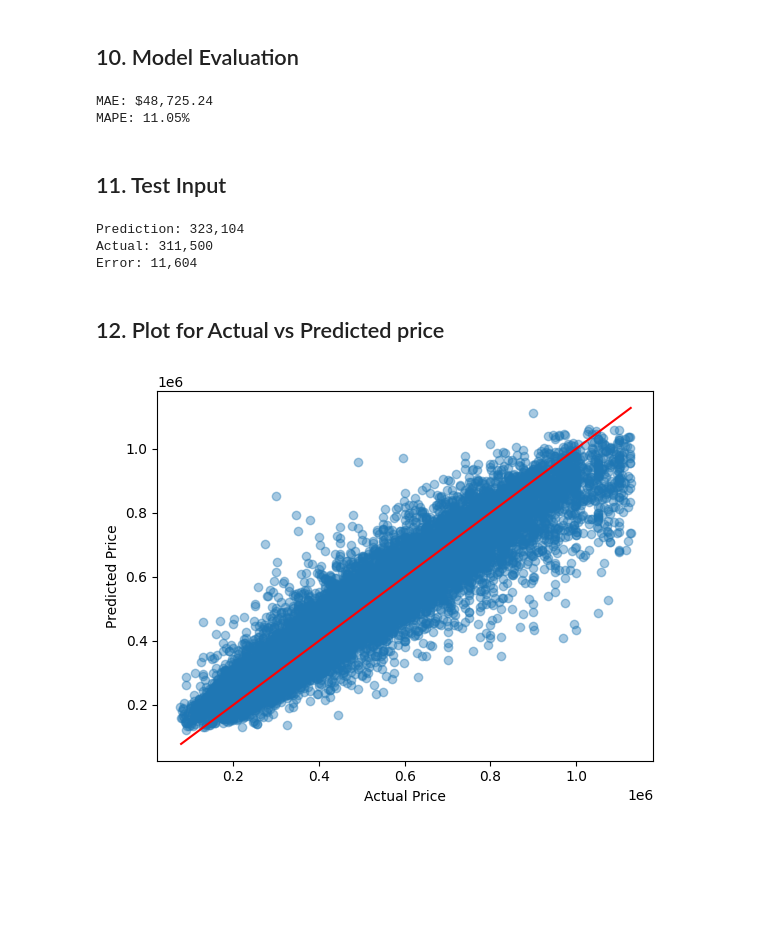
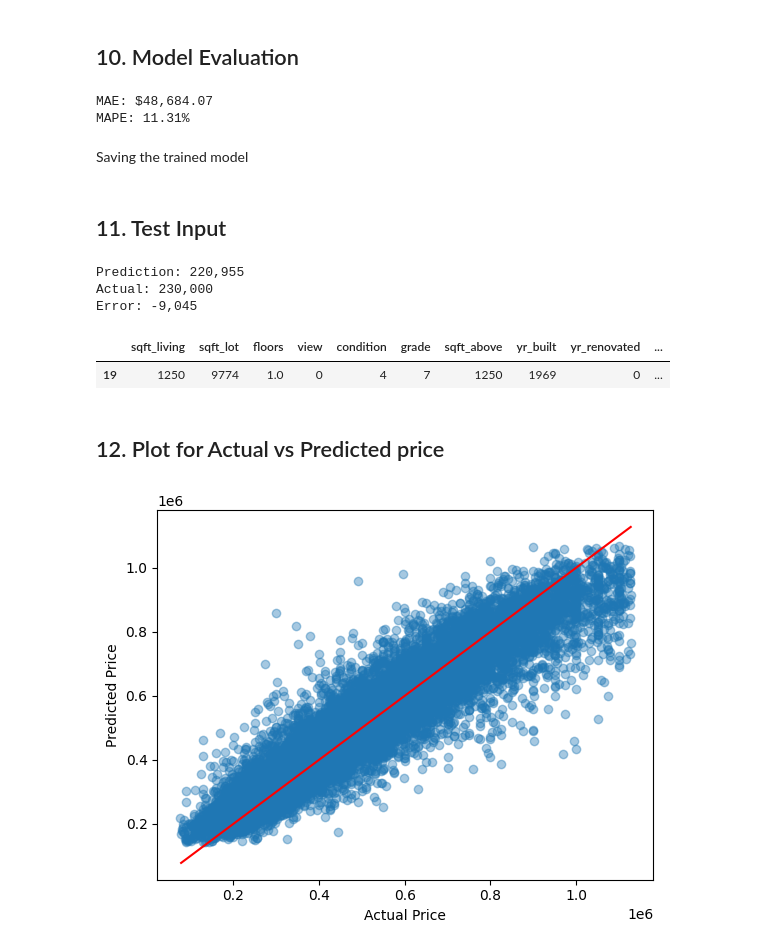
Before and after one commit to 8ven0m8/House-price-prediction-using-model-stacking, a Jupyter notebook: Kingcounty_house_prediction.ipynb, the cells around one changed output. Drawn from its saved outputs; the diff is of its cells as text; code cells hidden in the pictures; blank space fills up the shorter version.

```diff
--- a/Kingcounty_house_prediction.ipynb
+++ b/Kingcounty_house_prediction.ipynb
@@ -328,31 +329,26 @@ dtype: float64
 # %% [markdown]
 ## 10. Model Evaluation
 # %%
-# log transform target
-y_log = np.log1p(y)
-
-# cross-validated predictions on log scale
-pred_log_rf = cross_val_predict(rf, X, y_log, cv=10, n_jobs=-1)
-pred_log_lgbm = cross_val_predict(lgbm, X, y_log, cv=10, n_jobs=-1)
-pred_log_xgb = cross_val_predict(xgb, X, y_log, cv=10, n_jobs=-1)
+# cross-validated predictions
+pred_rf = cross_val_predict(rf, X, y, cv=10, n_jobs=-1)
+pred_lgbm = cross_val_predict(lgbm, X, y, cv=10, n_jobs=-1)
+pred_xgb = cross_val_predict(xgb, X, y, cv=10, n_jobs=-1)
 
 # ensemble predictions
-pred_log = (
-    0.4 * pred_log_xgb +
-    0.3 * pred_log_rf +
-    0.3 * pred_log_lgbm
+pred = (
+    0.4 * pred_xgb +
+    0.3 * pred_rf +
+    0.3 * pred_lgbm
 )
 
-# convert predictions back to original price scale
-y_pred = np.expm1(pred_log)
-y_true = np.expm1(y_log)
-
 # evaluation
-mae = mean_absolute_error(y_true, y_pred)
-mape = mean_absolute_percentage_error(y_true, y_pred) * 100
+mae = mean_absolute_error(y, pred)
+mape = mean_absolute_percentage_error(y, pred) * 100
 
 print(f"MAE: ${mae:,.2f}")
 print(f"MAPE: {mape:.2f}%")
 # %% [output]
-MAE: $48,725.24
-MAPE: 11.05%
+MAE: $48,684.07
+MAPE: 11.31%
+# %% [markdown]
+Saving the trained model
@@ -359,7 +357,7 @@ MAPE: 11.05%
 # %% [markdown]
 ## 11. Test Input
 # %%
-house_no = 5
+house_no = 10
 sample = X_test.iloc[[house_no]]
 actual = y_test.iloc[house_no]
 
@@ -370,25 +368,28 @@ model = (
 )
 
 print(f"Prediction: {model[0]:,.0f}\nActual: {actual:,.0f}\nError: {(model[0] - actual):,.0f}")
+X_test.iloc[[house_no]]
 # %% [output]
-Prediction: 323,104
-Actual: 311,500
-Error: 11,604
+Prediction: 220,955
+Actual: 230,000
+Error: -9,045
+|  | sqft_living | sqft_lot | floors | view | condition | grade | sqft_above | yr_built | yr_renovated | ... |
+| 19 | 1250 | 9774 | 1.0 | 0 | 4 | 7 | 1250 | 1969 | 0 | ... |
 # %% [markdown]
 ## 12. Plot for Actual vs Predicted price
 # %%
 import matplotlib.pyplot as plt
 
-plt.scatter(y_true, y_pred, alpha=0.4)
+plt.scatter(y, pred, alpha=0.4)
 
-min_val = min(y_test.min(), y_pred.min())
-max_val = max(y_test.max(), y_pred.max())
+min_val = min(y_test.min(), pred.min())
+max_val = max(y_test.max(), pred.max())
 
 plt.plot([min_val, max_val], [min_val, max_val], color="red")
 
 plt.xlabel("Actual Price")
 plt.ylabel("Predicted Price")
 
 plt.show()
 # %% [output]
-[figure, old version]
+[figure, new version]
```
Also changed, not shown: parts of 3 cells of this notebook, 4 other files.
